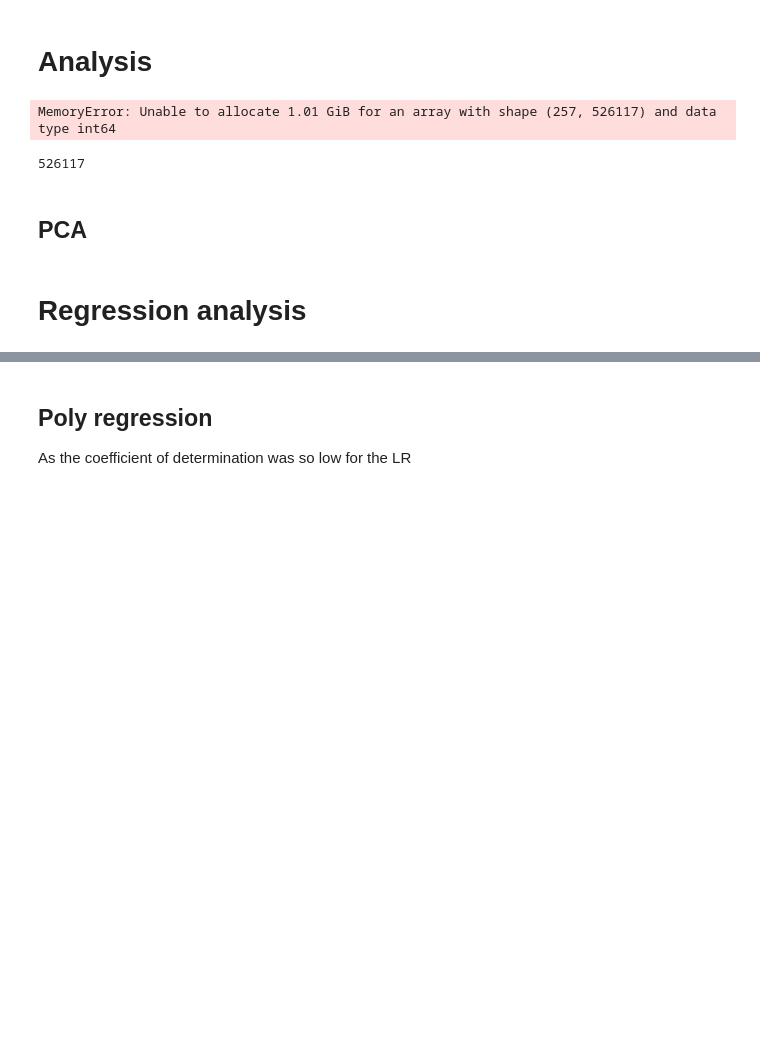
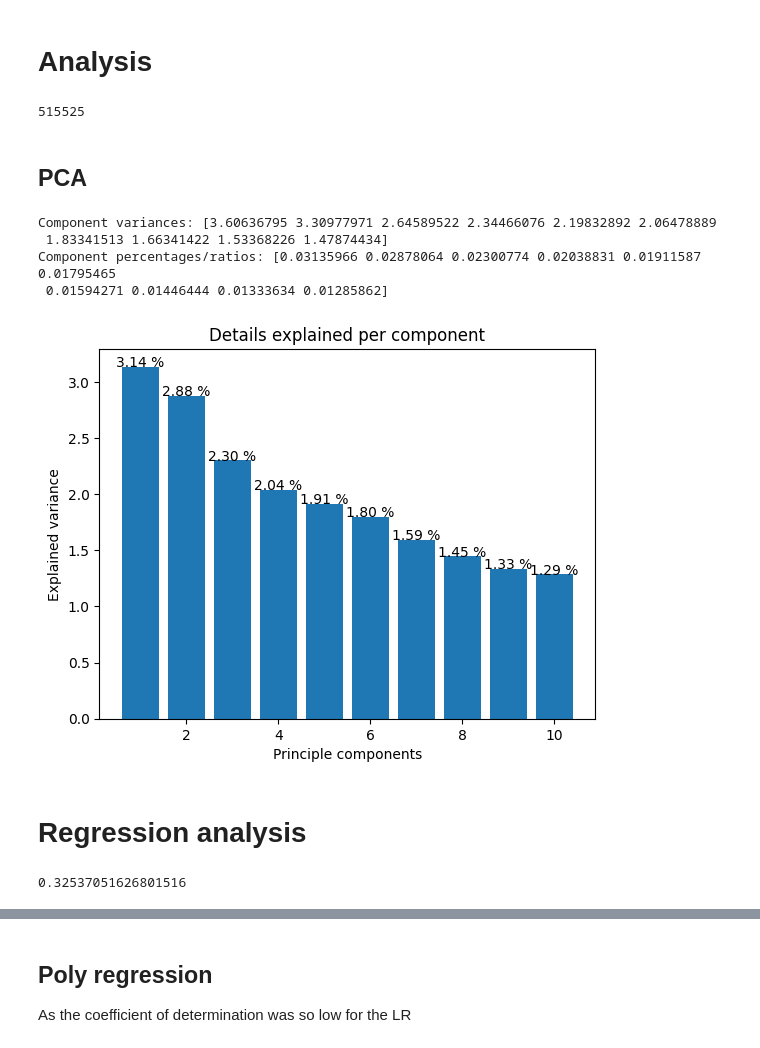
Before and after one commit to PBonvang/02807-Project, a Jupyter notebook: analysis.ipynb, the cells around one changed output, grey strips where cells are left out. Saved outputs shown, nothing was run; the diff lists cells and outputs as text; code cells hidden in the pictures; blank space fills up the shorter version.

Commit message:
Construction of reduced dataset

```diff
--- a/analysis.ipynb
+++ b/analysis.ipynb
@@ -91,4 +138,2 @@ from sklearn.preprocessing import StandardScaler
 # %%
-ds_without_nans = pd.read_csv('data/DS_totalAddressValue_no_nans.csv', index_col='id')
+analysis_ds = pd.read_csv('data/DS_reduced_and_dropped.csv', index_col='id')
-# %% [output]
-MemoryError: Unable to allocate 1.01 GiB for an array with shape (257, 526117) and data type int64
@@ -97,18 +140,18 @@ for c in ds_without_nans.columns
 # %%
 # Prediction variable
 prediction_property = 'totalAddressValue'
-total_address_values = ds_without_nans[prediction_property]
+total_address_values = analysis_ds[prediction_property]
 
 # Feature data
-feature_names = ds_without_nans.columns[ds_without_nans.columns != prediction_property]
-feature_data = ds_without_nans[feature_names]
+feature_names = analysis_ds.columns[analysis_ds.columns != prediction_property]
+feature_data = analysis_ds[feature_names]
 # %%
 scaler = StandardScaler()
 normalized_feature_data = scaler.fit_transform(feature_data)
 # %%
 len(total_address_values)
 # %% [output]
-526117
+515525
 # %% [markdown]
 ## PCA
 # %%
@@ -121,19 +164,27 @@ components = pca.components_
 # %%
 n_plotting_components = n_components
 def addlabels(x,y):
     for i in range(len(x)):
         plt.text(i+1, y[i], f"{y[i]:.2f} %", ha = 'center')
 
 variances = pca.explained_variance_
 variance_ratios = pca.explained_variance_ratio_
 print("Component variances:",variances[:n_plotting_components])
 print("Component percentages/ratios:",variance_ratios[:n_plotting_components])
 
 component_percentage = variance_ratios[:n_plotting_components]*100
 plt.bar(range(1,n_plotting_components +1), component_percentage)
 addlabels(range(1,n_plotting_components +1), component_percentage)
 plt.title("Details explained per component")
+plt.xlabel('Principle components')
+plt.ylabel('Explained variance')
 plt.show()
+# %% [output]
+Component variances: [3.60636795 3.30977971 2.64589522 2.34466076 2.19832892 2.06478889
+ 1.83341513 1.66341422 1.53368226 1.47874434]
+Component percentages/ratios: [0.03135966 0.02878064 0.02300774 0.02038831 0.01911587 0.01795465
+ 0.01594271 0.01446444 0.01333634 0.01285862]
+[figure, added]
 # %% [markdown]
 # Regression analysis
 # %%
@@ -146,8 +200,10 @@ LR_model = LinearRegression().fit(
 )
 # %%
 # Coefficient of determination
-LR_model.score(normalized_feature_data, total_address_values)
+LR_model.score(minmax_feature_data, total_address_values)
 # Not looking great
+# %% [output]
+0.32537051626801516
 # %%
 LR_coefficients = LR_model.coef_
 feature_coef_map = sorted(
```
Also changed, not shown: parts of 16 cells of this notebook.
